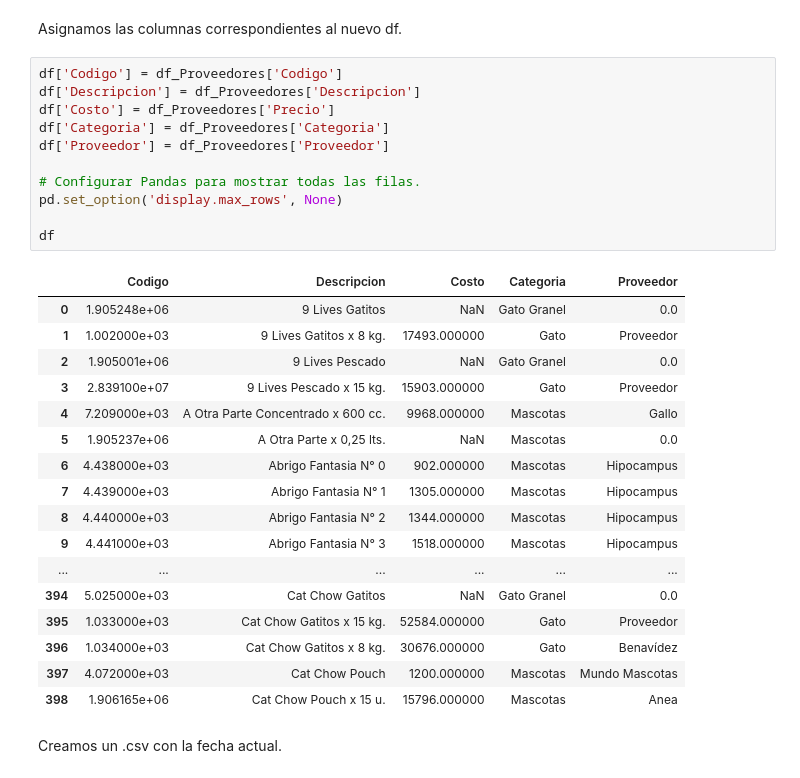
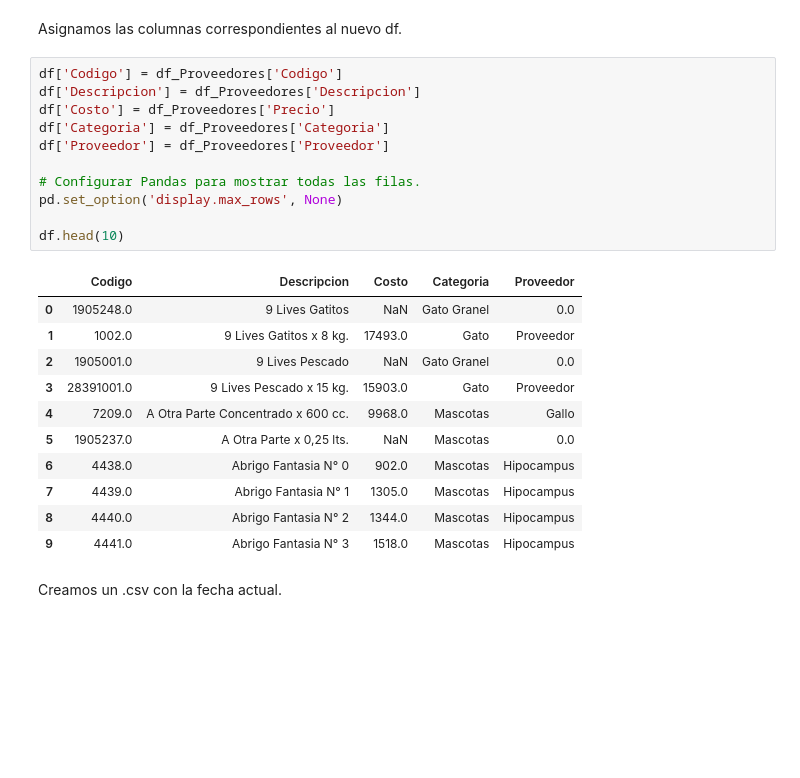
Before and after one commit to Rogoyin/Forrager, a Jupyter notebook: Originals/Precios/1. Procesamiento de proveedores.ipynb, the cells around one changed output. Saved outputs shown, nothing was run; the diff lists cells and outputs as text; blank space fills up the shorter version.

```diff
--- a/Originals/Precios/1. Procesamiento de proveedores.ipynb
+++ b/Originals/Precios/1. Procesamiento de proveedores.ipynb
@@ -63,32 +63,26 @@ Asignamos las columnas correspondientes al nuevo df.
 # %%
 df['Codigo'] = df_Proveedores['Codigo']
 df['Descripcion'] = df_Proveedores['Descripcion']
 df['Costo'] = df_Proveedores['Precio']
 df['Categoria'] = df_Proveedores['Categoria']
 df['Proveedor'] = df_Proveedores['Proveedor']
 
 # Configurar Pandas para mostrar todas las filas.
 pd.set_option('display.max_rows', None)
 
-df
+df.head(10)
 # %% [output]
 |  | Codigo | Descripcion | Costo | Categoria | Proveedor |
-| 0 | 1.905248e+06 | 9 Lives Gatitos | NaN | Gato Granel | 0.0 |
-| 1 | 1.002000e+03 | 9 Lives Gatitos x 8 kg. | 17493.000000 | Gato | Proveedor |
-| 2 | 1.905001e+06 | 9 Lives Pescado | NaN | Gato Granel | 0.0 |
-| 3 | 2.839100e+07 | 9 Lives Pescado x 15 kg. | 15903.000000 | Gato | Proveedor |
-| 4 | 7.209000e+03 | A Otra Parte Concentrado x 600 cc. | 9968.000000 | Mascotas | Gallo |
-| 5 | 1.905237e+06 | A Otra Parte x 0,25 lts. | NaN | Mascotas | 0.0 |
-| 6 | 4.438000e+03 | Abrigo Fantasia N° 0 | 902.000000 | Mascotas | Hipocampus |
-| 7 | 4.439000e+03 | Abrigo Fantasia N° 1 | 1305.000000 | Mascotas | Hipocampus |
-| 8 | 4.440000e+03 | Abrigo Fantasia N° 2 | 1344.000000 | Mascotas | Hipocampus |
-| 9 | 4.441000e+03 | Abrigo Fantasia N° 3 | 1518.000000 | Mascotas | Hipocampus |
-| ... | ... | ... | ... | ... | ... |
-| 394 | 5.025000e+03 | Cat Chow Gatitos | NaN | Gato Granel | 0.0 |
-| 395 | 1.033000e+03 | Cat Chow Gatitos x 15 kg. | 52584.000000 | Gato | Proveedor |
-| 396 | 1.034000e+03 | Cat Chow Gatitos x 8 kg. | 30676.000000 | Gato | Benavídez |
-| 397 | 4.072000e+03 | Cat Chow Pouch | 1200.000000 | Mascotas | Mundo Mascotas |
-| 398 | 1.906165e+06 | Cat Chow Pouch x 15 u. | 15796.000000 | Mascotas | Anea |
+| 0 | 1905248.0 | 9 Lives Gatitos | NaN | Gato Granel | 0.0 |
+| 1 | 1002.0 | 9 Lives Gatitos x 8 kg. | 17493.0 | Gato | Proveedor |
+| 2 | 1905001.0 | 9 Lives Pescado | NaN | Gato Granel | 0.0 |
+| 3 | 28391001.0 | 9 Lives Pescado x 15 kg. | 15903.0 | Gato | Proveedor |
+| 4 | 7209.0 | A Otra Parte Concentrado x 600 cc. | 9968.0 | Mascotas | Gallo |
+| 5 | 1905237.0 | A Otra Parte x 0,25 lts. | NaN | Mascotas | 0.0 |
+| 6 | 4438.0 | Abrigo Fantasia N° 0 | 902.0 | Mascotas | Hipocampus |
+| 7 | 4439.0 | Abrigo Fantasia N° 1 | 1305.0 | Mascotas | Hipocampus |
+| 8 | 4440.0 | Abrigo Fantasia N° 2 | 1344.0 | Mascotas | Hipocampus |
+| 9 | 4441.0 | Abrigo Fantasia N° 3 | 1518.0 | Mascotas | Hipocampus |
 # %% [markdown]
 Creamos un .csv con la fecha actual.
 # %%
```
Also changed, not shown: 8 other files.
